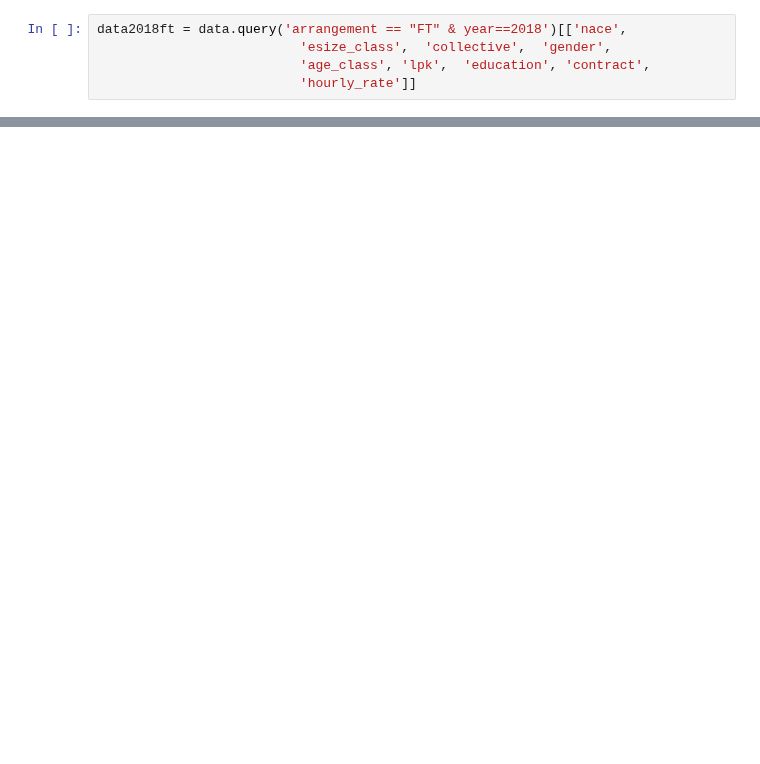
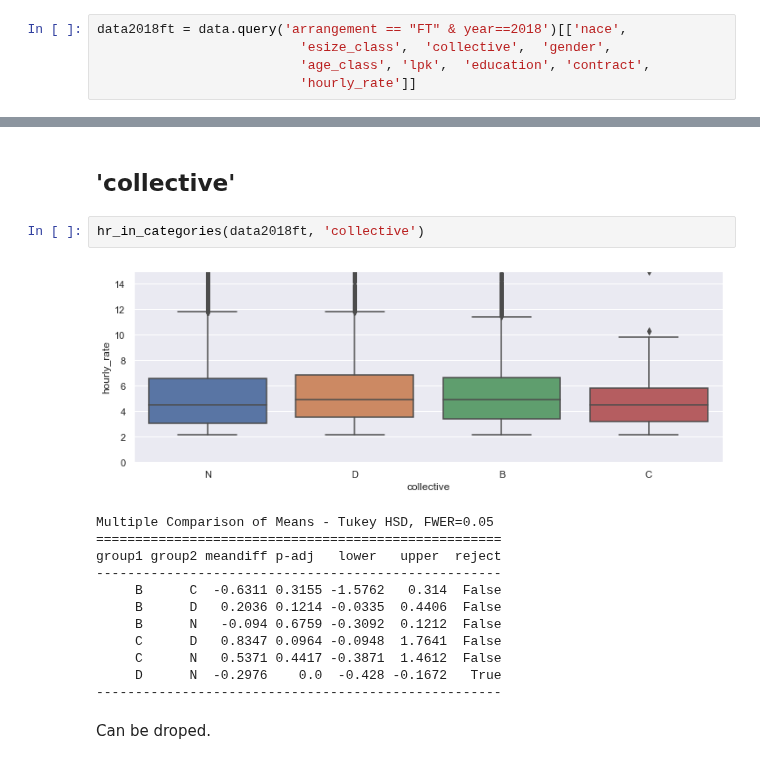
Before and after one commit to EdvinasStonevicius/LT-national-salary-analysis, a Jupyter notebook: python/Feature_engineering.ipynb, the cells around one changed output, grey strips where cells are left out. Drawn from its saved outputs; the diff is of its cells as text; blank space fills up the shorter version.

```diff
--- a/python/Feature_engineering.ipynb
+++ b/python/Feature_engineering.ipynb
@@ -116,0 +67,19 @@ group1 group2 meandiff p-adj  lower   upper  reject
+# %% [markdown]
+## 'collective'
+# %%
+hr_in_categories(data2018ft, 'collective')
+# %% [output]
+[figure, added]
+Multiple Comparison of Means - Tukey HSD, FWER=0.05
+====================================================
+group1 group2 meandiff p-adj   lower   upper  reject
+----------------------------------------------------
+     B      C  -0.6311 0.3155 -1.5762   0.314  False
+     B      D   0.2036 0.1214 -0.0335  0.4406  False
+     B      N   -0.094 0.6759 -0.3092  0.1212  False
+     C      D   0.8347 0.0964 -0.0948  1.7641  False
+     C      N   0.5371 0.4417 -0.3871  1.4612  False
+     D      N  -0.2976    0.0  -0.428 -0.1672   True
+----------------------------------------------------
+# %% [markdown]
+Can be droped.
```
Also changed, not shown: parts of 34 cells of this notebook.
